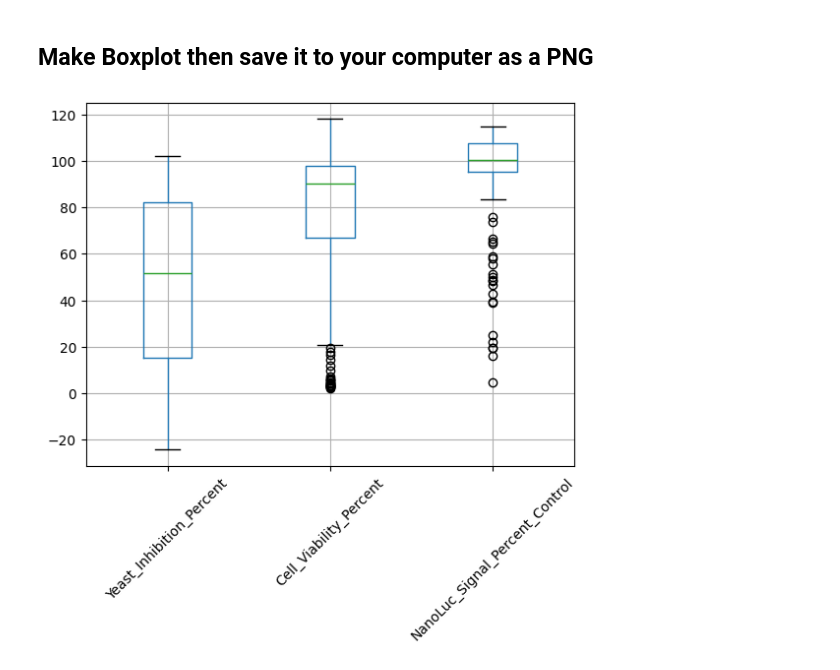
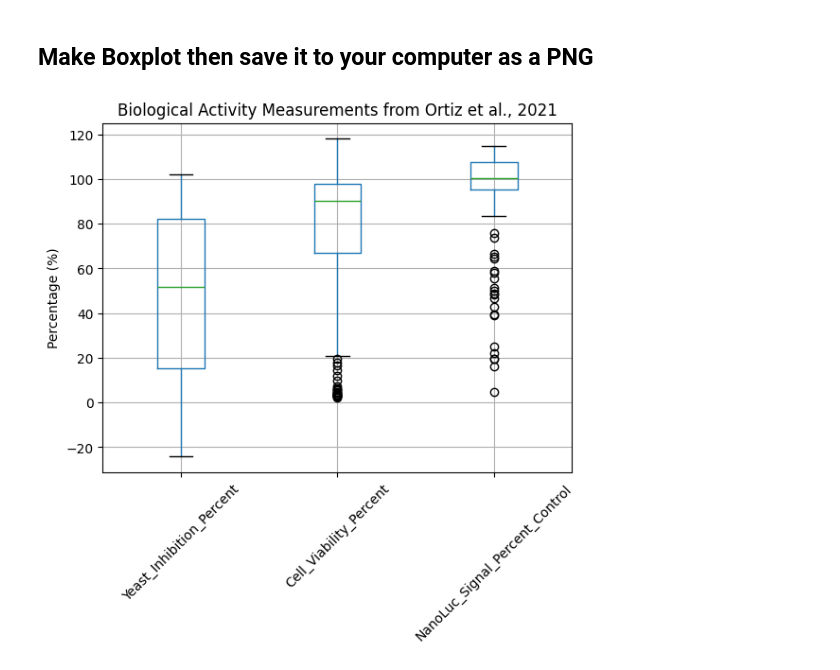
Before and after one commit to meadm/hull_jupyter_demo, a Jupyter notebook: hull_jupyter_demo_clean.ipynb, the cells around one changed output. Drawn from its saved outputs; the diff is of its cells as text; code cells hidden in the pictures.

Commit message:
Add axes and dots to boxplot

```diff
--- a/hull_jupyter_demo_clean.ipynb
+++ b/hull_jupyter_demo_clean.ipynb
@@ -25,6 +25,10 @@ data
 # %% [markdown]
 ## Make Boxplot then save it to your computer as a PNG
 # %%
-boxplot = data.boxplot(column=['Yeast_Inhibition_Percent', 'Cell_Viability_Percent', 'NanoLuc_Signal_Percent_Control'], rot=45)
+plt.clf()
+data.boxplot(column=['Yeast_Inhibition_Percent', 'Cell_Viability_Percent', 'NanoLuc_Signal_Percent_Control'], rot=45)
+plt.title('Biological Activity Measurements from Ortiz et al., 2021')
+plt.ylabel('Percentage (%)')
+plt.show()
 # %% [output]
-[figure, old version]
+[figure, new version]
```
Also changed, not shown: parts of 3 cells of this notebook, 2 other files.
